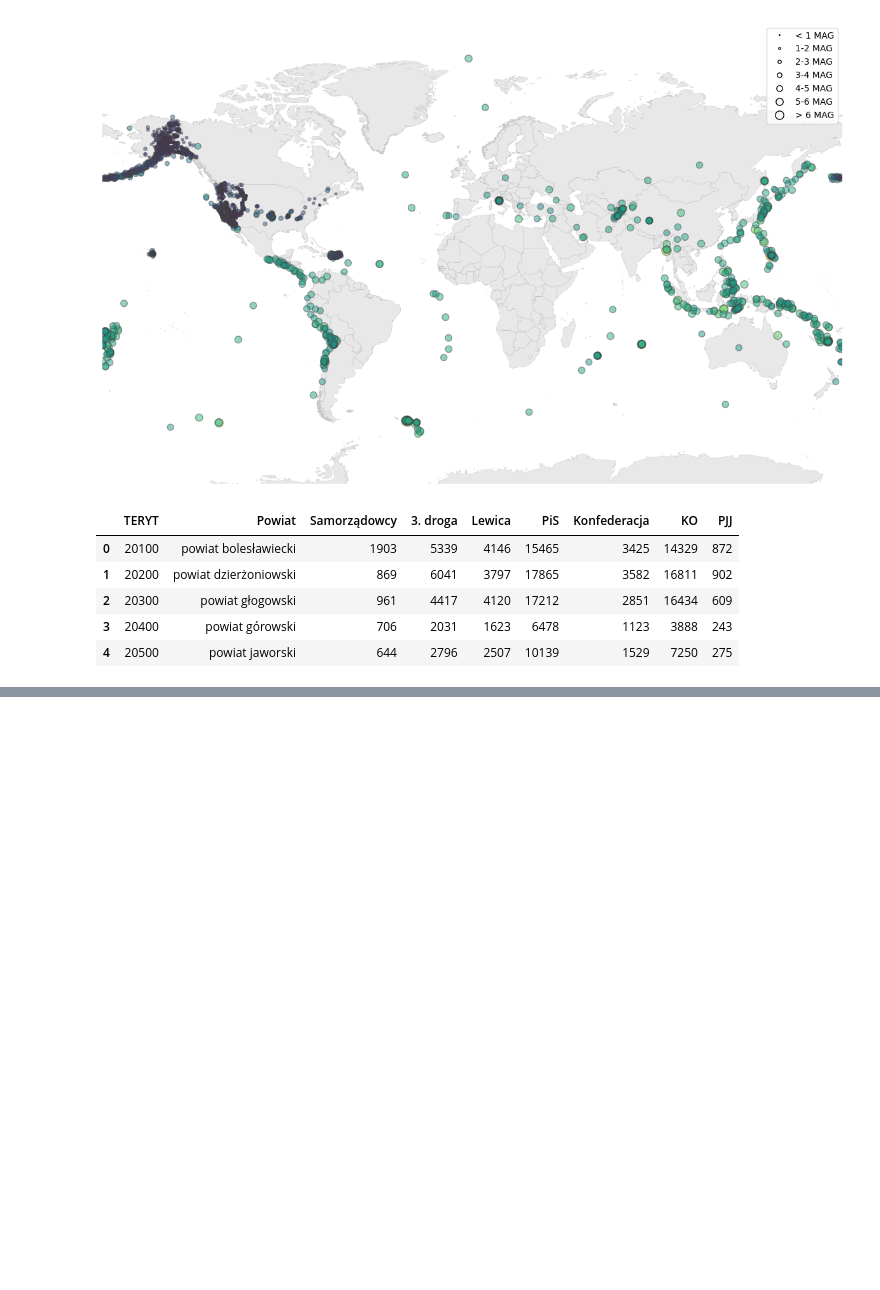
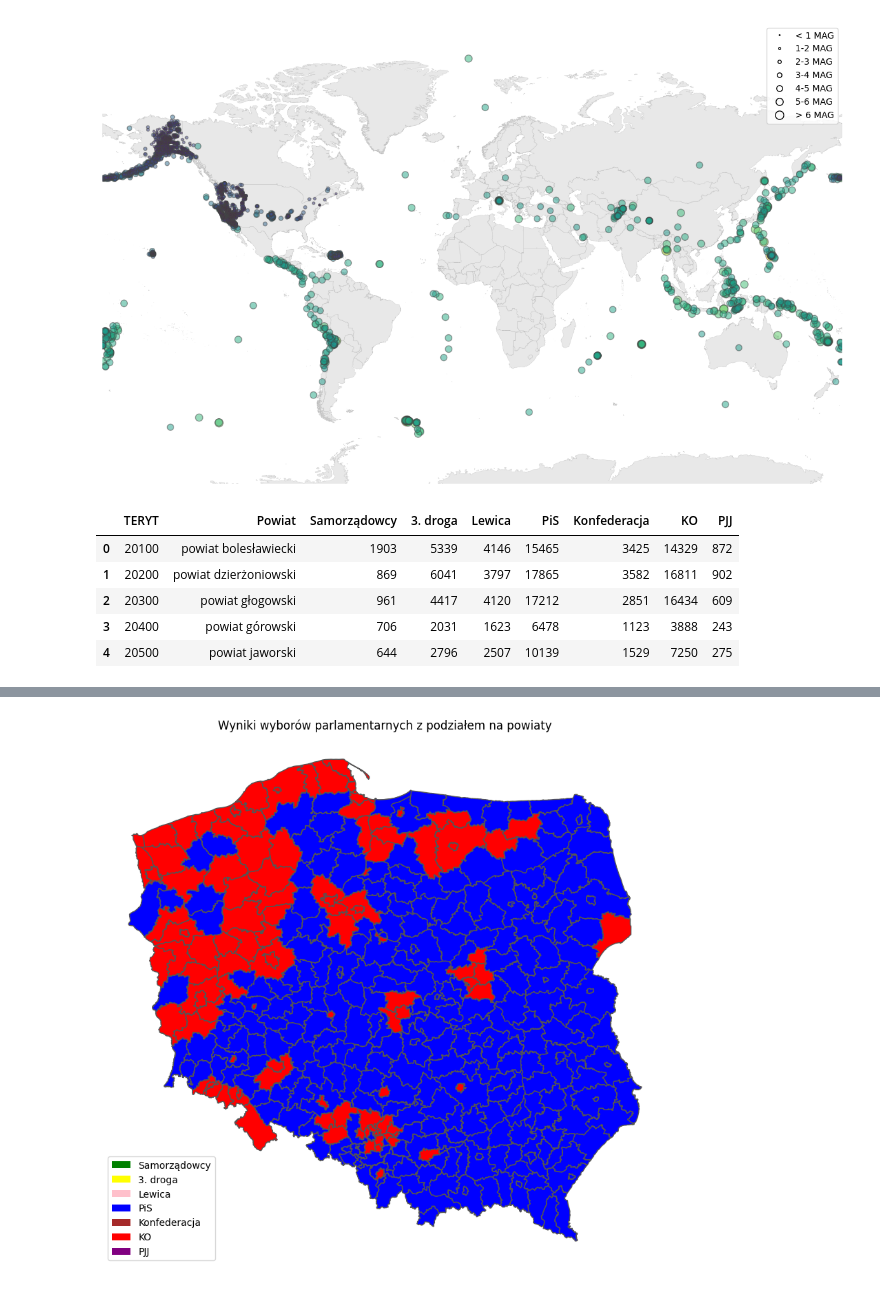
Before and after one commit to mat-sw/Big-Data-Security-project, a Jupyter notebook: map.ipynb, the cells around one changed output, grey strips where cells are left out. Saved outputs shown, nothing was run; the diff lists cells and outputs as text; code cells hidden in the pictures; blank space fills up the shorter version.

```diff
--- a/map.ipynb
+++ b/map.ipynb
@@ -284,0 +169,32 @@ AttributeError: Line2D.set() got an unexpected keyword argument 'edgecolor'
+# %%
+# Custom colors for every possible outcome
+votes_colors = {
+    'Samorządowcy' : "green",
+    '3. droga' : "yellow",
+    'Lewica' : "pink",
+    'PiS' : "blue",
+    'Konfederacja' : "brown",
+    'KO': "red",
+    'PJJ' : "purple"
+}
+# Have to create special patches for legend because GeoDataFrame.plot() doesn't support legend handles
+patches = [mpatches.Patch(facecolor=value, label=key) for key, value in votes_colors.items()]
+
+fig, ax = plt.subplots(figsize=(12,10))
+
+# Group by every unique value in column and create geo_plot
+for ctype, data in votes_merged.groupby('best_vote'):
+    data.plot(ax=ax,
+              color=votes_colors[ctype],
+              edgecolor='#555',
+              label=ctype,
+              legend=True)
+
+ax.set(title='Wyniki wyborów parlamentarnych z podziałem na powiaty')
+ax.set_axis_off()
+
+ax.legend(loc='lower left', frameon=True, handles=patches)
+
+plt.show()
+# %% [output]
+[figure, added]
```
Also changed, not shown: parts of 16 cells of this notebook.
